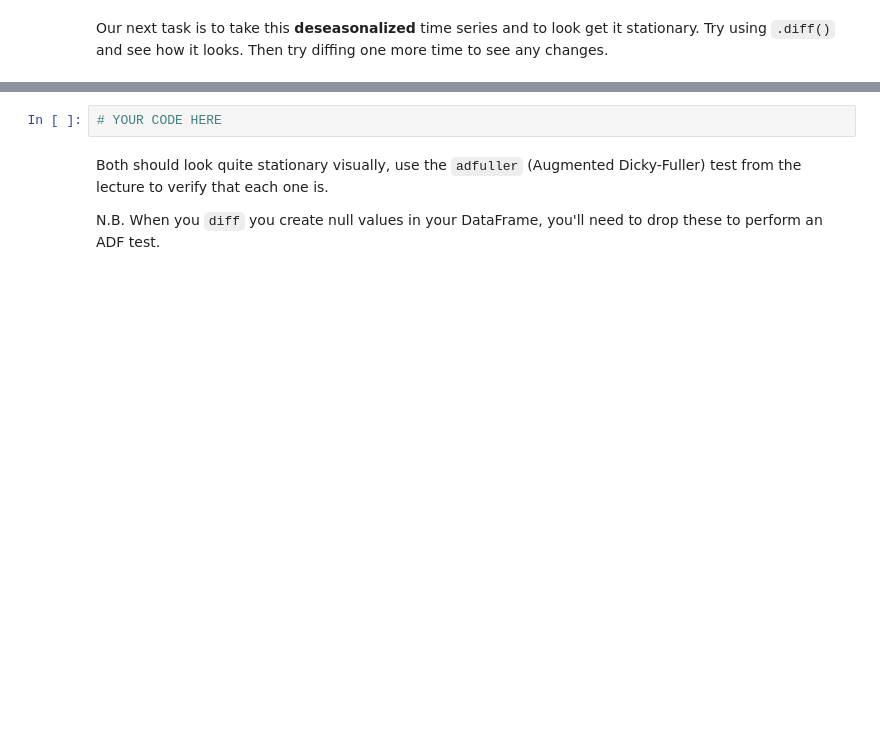
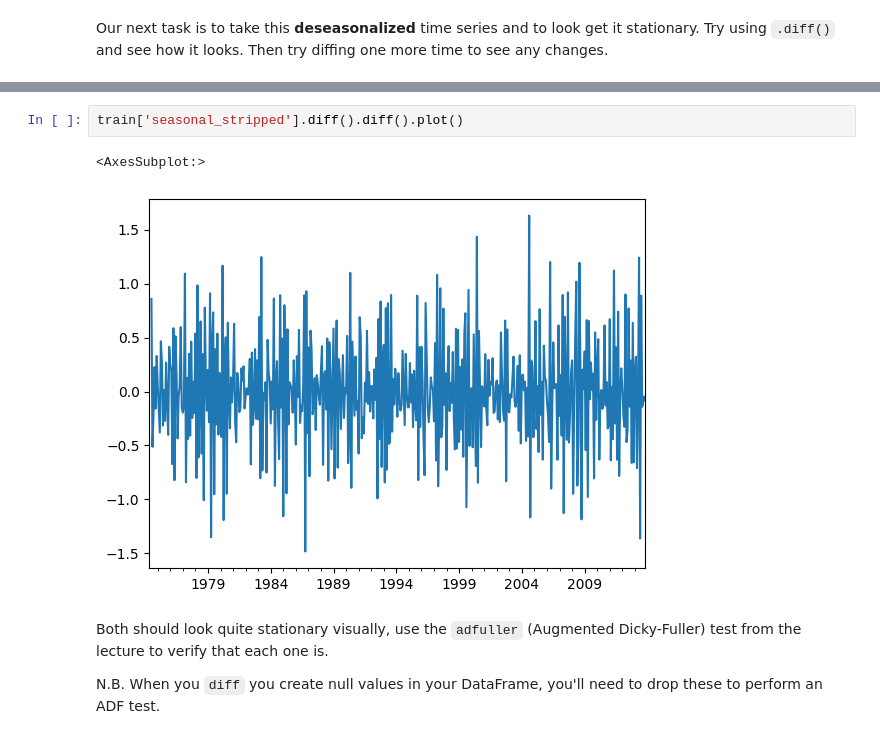
Before and after one commit to ParissaPeimaniyfard/data-arima-101, a Jupyter notebook: arima_seasonal_intro.ipynb, the cells around one changed output, grey strips where cells are left out. Saved outputs shown, nothing was run; the diff lists cells and outputs as text; blank space fills up the shorter version.

```diff
--- a/arima_seasonal_intro.ipynb
+++ b/arima_seasonal_intro.ipynb
@@ -521,5 +529,8 @@ Our next task is to take this __deseasonalized__ time series and to look get it
 # %%
-# YOUR CODE HERE
+train['seasonal_stripped'].diff().diff().plot()
+# %% [output]
+<AxesSubplot:>
+[figure, added]
 # %% [markdown]
 Both should look quite stationary visually, use the `adfuller` (Augmented Dicky-Fuller) test from the lecture to verify that each one is.
 
```
Also changed, not shown: parts of 46 cells of this notebook, 1 other file.
